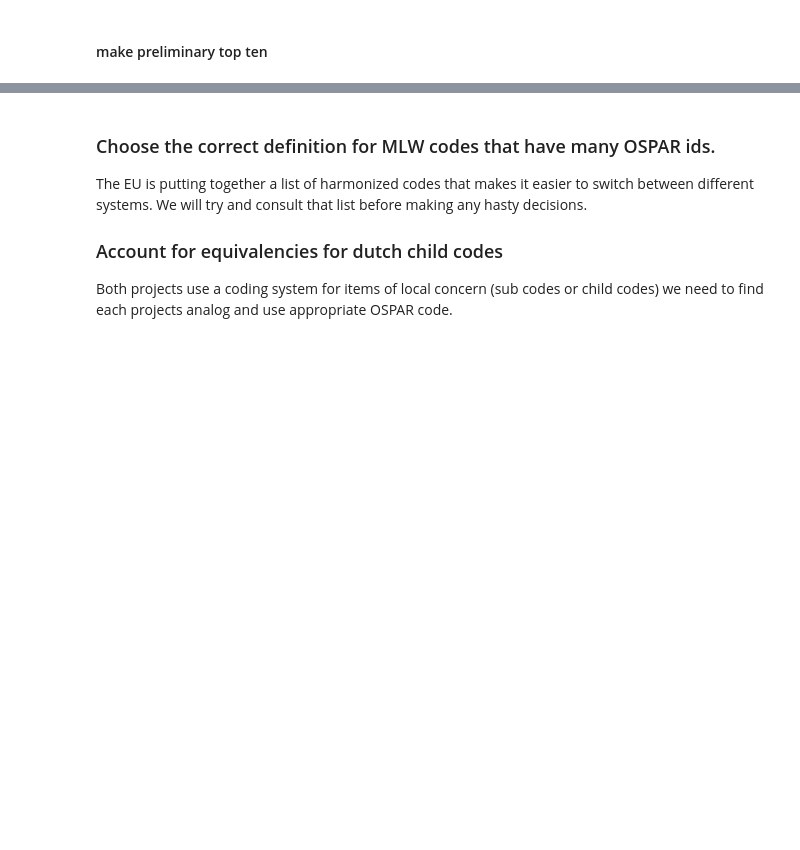
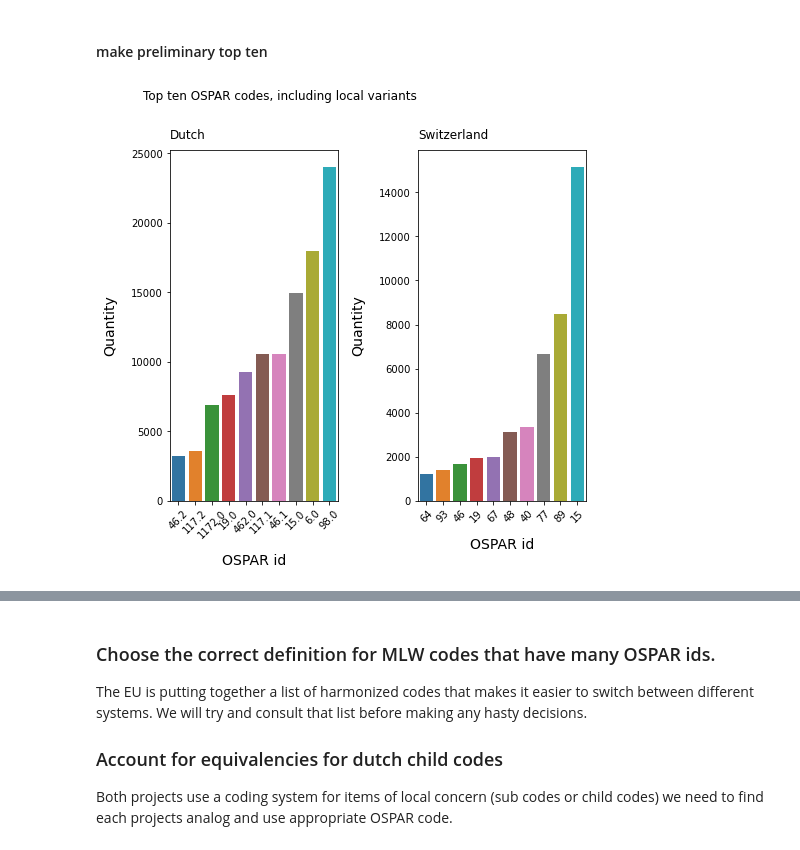
Before and after one commit to hammerdirt-analyst/rhinecode, a Jupyter notebook: harmonizecodes.ipynb, the cells around one changed output, grey strips where cells are left out. Drawn from its saved outputs; the diff is of its cells as text; code cells hidden in the pictures; blank space fills up the shorter version.

Commit message:
fixed chart params for bar plots

```diff
--- a/harmonizecodes.ipynb
+++ b/harmonizecodes.ipynb
@@ -558,33 +566,35 @@ topten_ch = code_totals_swiss.sort_values(ascending=False)
 # %%
 # set some params
 title_k = {'loc':'left', 'pad':12, 'linespacing':1.5, 'fontsize':12}
 xlab_k = {'labelpad':12, 'fontsize':12}
 xlab_k14 = {'labelpad':14, 'fontsize':14}
 
 # plot that
 
-fig, axs = plt.subplots(1,2, figsize=(6,6))
+fig, axs = plt.subplots(1,2, figsize=(7,7))
 
 sns.barplot(data=topten_d.iloc[:10], x=topten_d.iloc[:10].index, y=topten_d.iloc[:10], ax=axs[0])
 sns.barplot(data=topten_ch.iloc[:10], x=topten_ch.iloc[:10].index, y=topten_ch.iloc[:10], ax=axs[1])
 xticklabels =topten_d.iloc[:10].index.values
-axs[0].set_title('Top ten OSPAR codes Dutch', **title_k)
-axs[0].set_xticklabels(xticklabels, rotation = 45, ha="right")
+axs[0].set_title('Dutch', **title_k)
+axs[0].set_xticklabels(xticklabels, rotation = 45, ha="center")
 axs[0].set_xlabel('OSPAR id', **xlab_k14)
 axs[0].set_ylabel('Quantity', **xlab_k14)
 
 xticklabels =topten_ch.iloc[:10].index.values
-axs[1].set_title('Top ten OSPAR codes Switzerland', **title_k)
-axs[1].set_xticklabels(xticklabels, rotation = 45, ha="right")
+axs[1].set_title('Switzerland', **title_k)
+axs[1].set_xticklabels(xticklabels, rotation = 45, ha="center")
 axs[1].set_xlabel('OSPAR id', **xlab_k14)
 axs[1].set_ylabel('Quantity', **xlab_k14)
 plt.tight_layout()
 plt.subplots_adjust(left=None, bottom=None, right=None, top=0.85, wspace=None, hspace=None)
-plt.suptitle("Top ten OSPAR codes, including local variants", y=.97)
+plt.suptitle("Top ten OSPAR codes, including local variants", y=.97, ha='left',x=.1)
 fname = F"{project_directory}/initial_topten_results.jpg"
 plt.savefig(fname, dpi=300,)
 
 plt.show()
+# %% [output]
+[figure, added]
 # %%
 # make a top ten without local variants
 ospar_to_ospar = dutch_codes[[ 'ospar_id', 'parent_code']].drop_duplicates()
```
Also changed, not shown: parts of 7 cells of this notebook, 2 other files.
